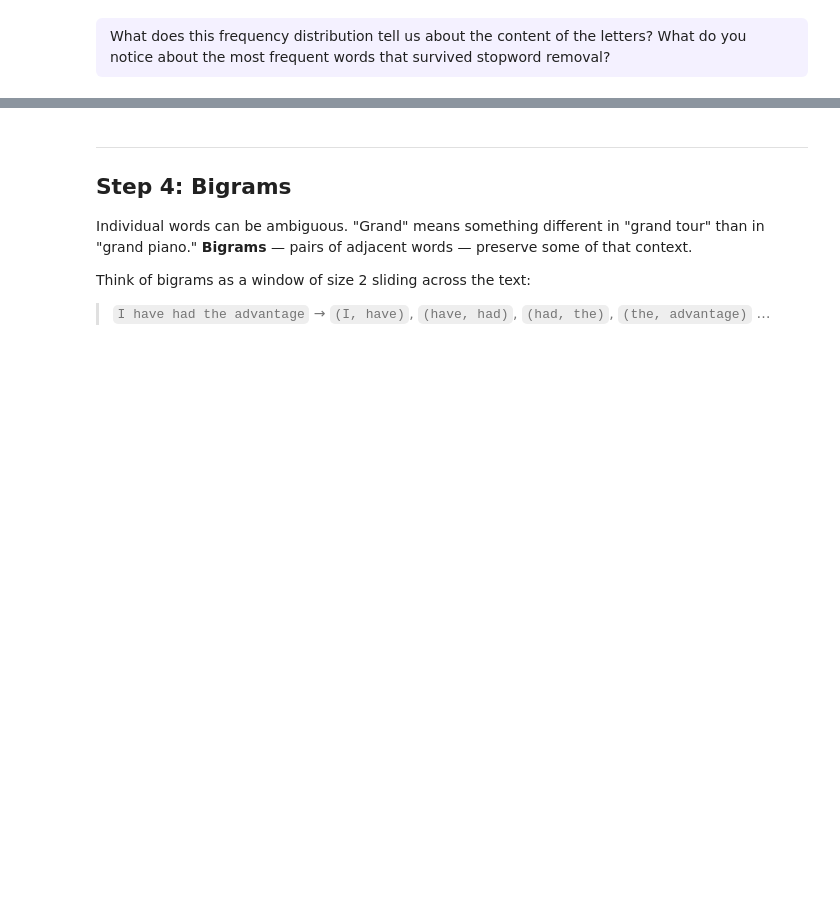
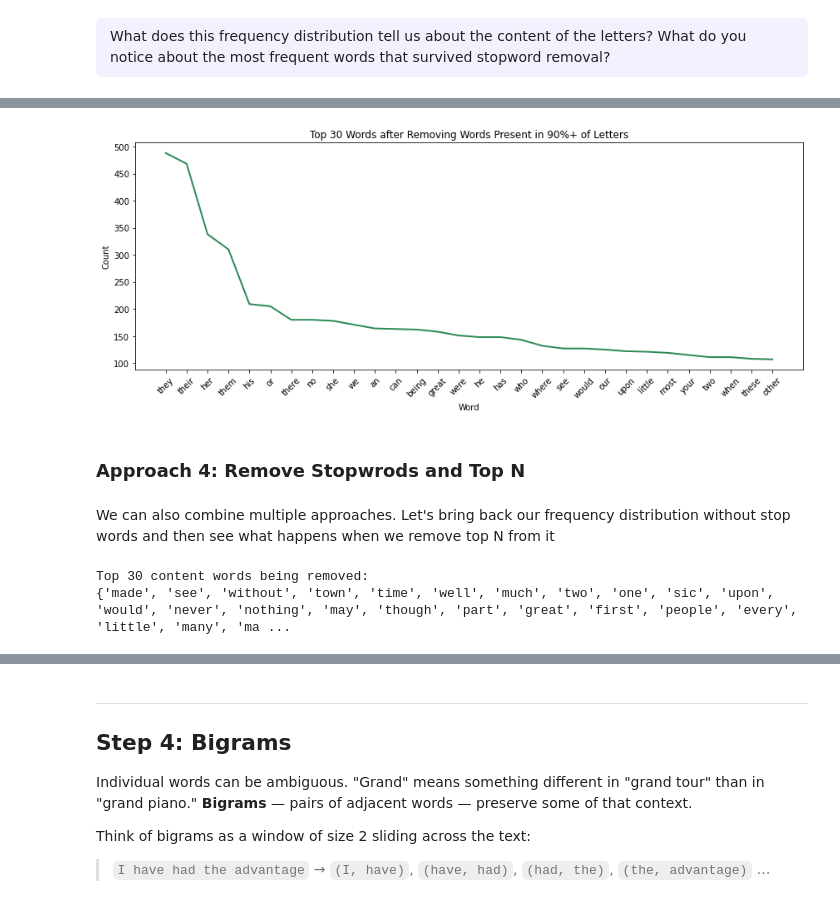
Before and after one commit to mervetekgurler/montagu, a Jupyter notebook: units/03_unit/3-1_corpus_level_text_analysis_montagu.ipynb, the cells around one changed output, grey strips where cells are left out. Cells and saved outputs as stored; diff of their text form; code cells hidden in the pictures; blank space fills up the shorter version.

```diff
--- a/units/03_unit/3-1_corpus_level_text_analysis_montagu.ipynb
+++ b/units/03_unit/3-1_corpus_level_text_analysis_montagu.ipynb
@@ -473,0 +626,18 @@ plt.show()
+# %%
+# how many letters does each word appear in?
+letter_tokens = [
+    set(word.lower() for word in word_tokenize(letter) if word.isalpha())
+    for letter in montagu['body']
+]
+# %%
+word_letter_counts = Counter()
+for token_set in letter_tokens:
+    word_letter_counts.update(token_set)
+# %%
+# words appearing in 90% or more of letters
+presence_threshold = 0.9
+min_letters = int(len(montagu) * presence_threshold)
+ubiquitous_words = set(word for word, count in word_letter_counts.items() if count >= min_letters)
+
+print(f"Words appearing in {presence_threshold*100:.0f}%+ of letters ({min_letters}+ letters):")
+print(ubiquitous_words)
@@ -473,0 +647,9 @@ plt.show()
+# %%
+# filter them out
+tokens_distinctive = [t for t in all_tokens if t not in ubiquitous_words]
+freq_dist_distinctive = FreqDist(tokens_distinctive)
+
+print(f"Tokens remaining: {len(tokens_distinctive)}")
+print(f"Unique tokens remaining: {len(freq_dist_distinctive)}")
+print(f"\nTop 20 most distinctive words:")
+freq_dist_distinctive.most_common(20)
@@ -473,0 +681,25 @@ plt.show()
+# %%
+plt.figure(figsize=(12, 5))
+freq_dist_distinctive.plot(30, cumulative=False, show=False, color='seagreen')
+plt.xticks(rotation=45)
+plt.title(f'Top 30 Words after Removing Words Present in {presence_threshold*100:.0f}%+ of Letters')
+plt.tight_layout()
+plt.grid(False)
+plt.xlabel('Word')
+plt.ylabel('Count')
+plt.show()
+# %% [output]
+[figure, added]
+# %% [markdown]
+### Approach 4: Remove Stopwrods and Top N
+# %% [markdown]
+We can also combine multiple approaches. Let's bring back our frequency distribution without stop words and then see what happens when we remove top N from it
+# %%
+# remove top N most frequent content words from the stopword-filtered tokens
+top_n = 30
+frequent_words_content = set([word for word, count in freq_dist_no_stopwords.most_common(top_n)])
+print(f"Top {top_n} content words being removed:")
+print(frequent_words_content)
+# %% [output]
+Top 30 content words being removed:
+{'made', 'see', 'without', 'town', 'time', 'well', 'much', 'two', 'one', 'sic', 'upon', 'would', 'never', 'nothing', 'may', 'though', 'part', 'great', 'first', 'people', 'every', 'little', 'many', 'ma ...
```
Also changed, not shown: parts of 64 cells of this notebook, 3 other files.
